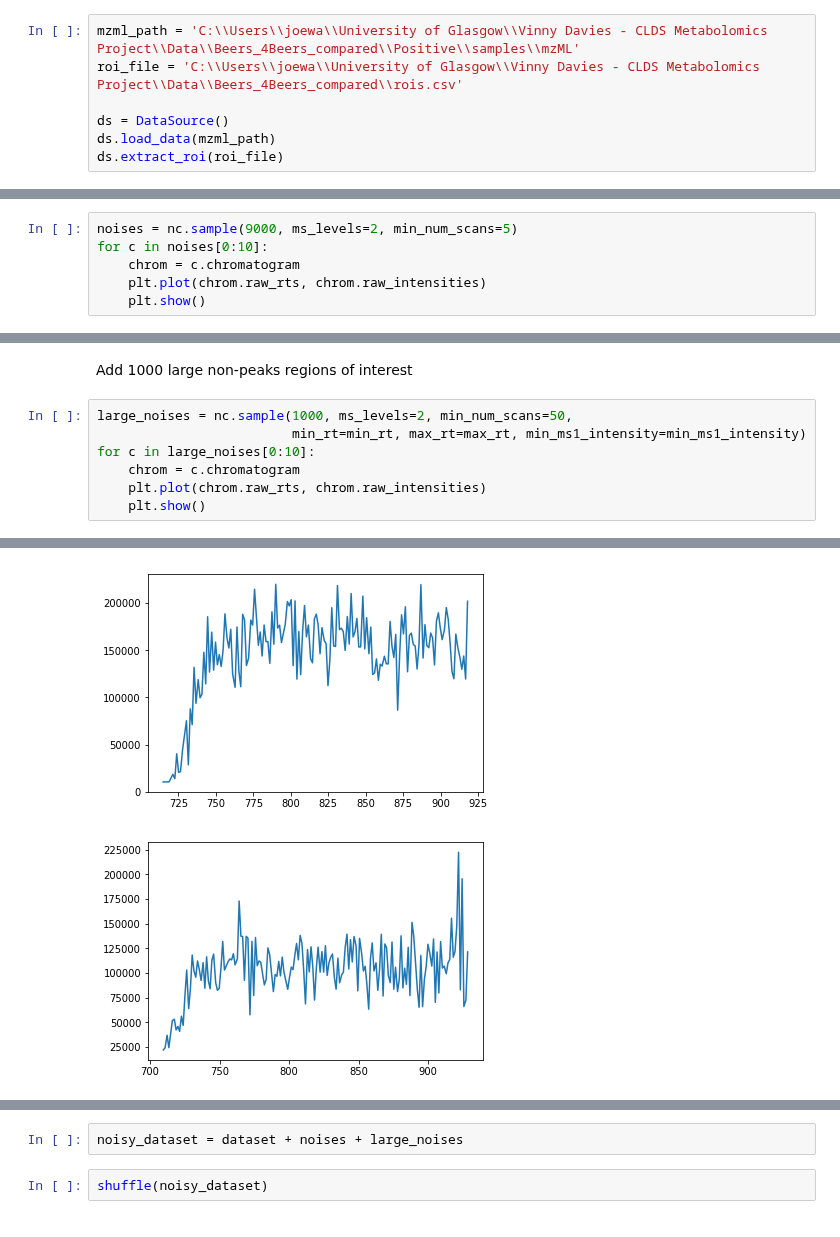
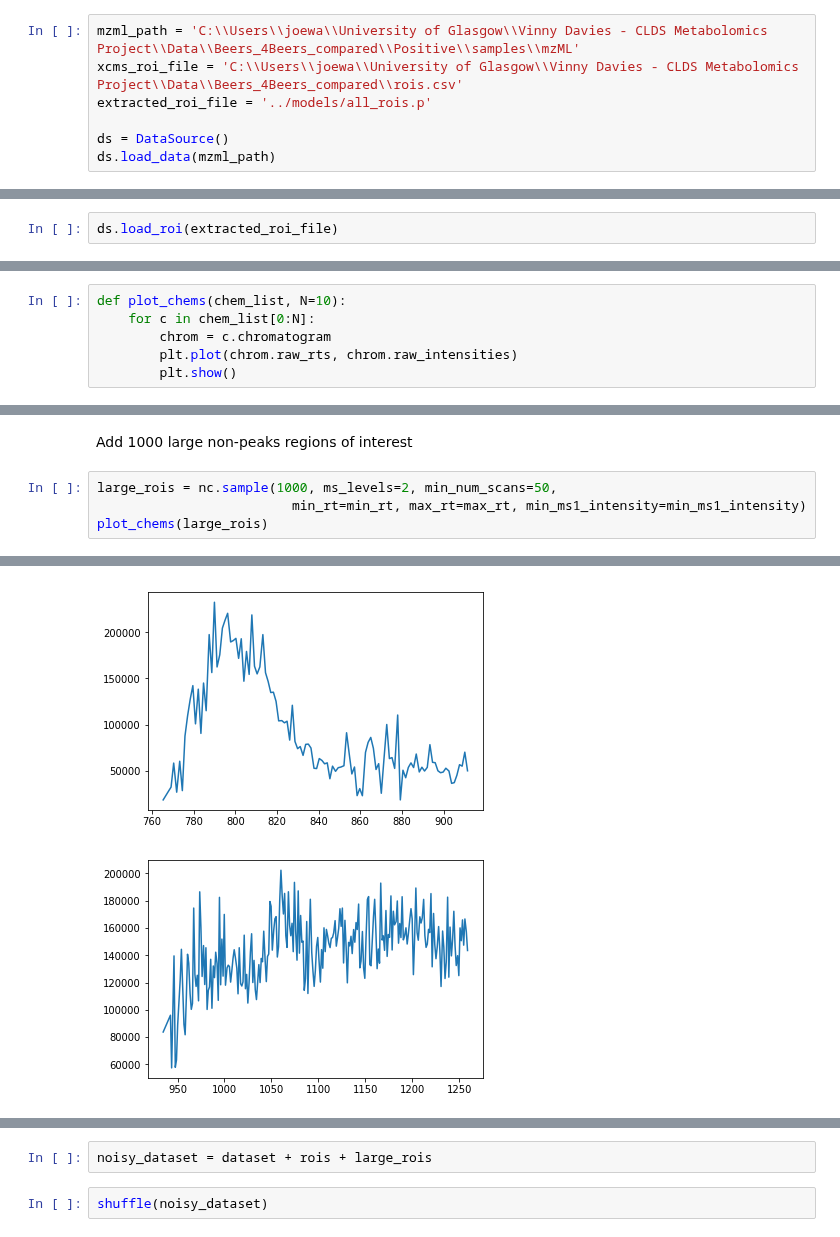
Before and after one commit to sdrogers/clms, a Jupyter notebook: Simulator/notebooks/top-N-experiments.ipynb, the cells around one changed output, grey strips where cells are left out. Saved outputs shown, nothing was run; the diff lists cells and outputs as text.

```diff
--- a/Simulator/notebooks/top-N-experiments.ipynb
+++ b/Simulator/notebooks/top-N-experiments.ipynb
@@ -69,11 +80,11 @@ len(dataset)
 Create region of interest objects
 # %%
 mzml_path = 'C:\\Users\\joewa\\University of Glasgow\\Vinny Davies - CLDS Metabolomics Project\\Data\\Beers_4Beers_compared\\Positive\\samples\\mzML'
-roi_file = 'C:\\Users\\joewa\\University of Glasgow\\Vinny Davies - CLDS Metabolomics Project\\Data\\Beers_4Beers_compared\\rois.csv'
+xcms_roi_file = 'C:\\Users\\joewa\\University of Glasgow\\Vinny Davies - CLDS Metabolomics Project\\Data\\Beers_4Beers_compared\\rois.csv'
+extracted_roi_file = '../models/all_rois.p'
 
 ds = DataSource()
 ds.load_data(mzml_path)
-ds.extract_roi(roi_file)
 # %% [output]
 INFO:DataGenerator:Loading Beer_1_full1.mzML
 INFO:DataGenerator:Loading Beer_1_full2.mzML
@@ -95,3 +122,5 @@ DEBUG:DataGenerator:  1100/  1112 processing spectrum <__main__.Spectrum object
+# %%
+ds.load_roi(extracted_roi_file)
 # %%
 filename = list(ds.all_rois.keys())[0]
 # %%
@@ -111,8 +138,8 @@ save_obj(nc, '../models/top_n_nc.p')
 # %% [markdown]
 Added 9000 small non-peaks regions of interests
 # %%
-noises = nc.sample(9000, ms_levels=2, min_num_scans=5)
-for c in noises[0:10]:
-    chrom = c.chromatogram
-    plt.plot(chrom.raw_rts, chrom.raw_intensities)
-    plt.show()
+def plot_chems(chem_list, N=10):
+    for c in chem_list[0:N]:
+        chrom = c.chromatogram
+        plt.plot(chrom.raw_rts, chrom.raw_intensities)
+        plt.show()
@@ -130,10 +160,7 @@ for c in noises[0:10]:
 # %% [markdown]
 Add 1000 large non-peaks regions of interest
 # %%
-large_noises = nc.sample(1000, ms_levels=2, min_num_scans=50,
+large_rois = nc.sample(1000, ms_levels=2, min_num_scans=50,
                          min_rt=min_rt, max_rt=max_rt, min_ms1_intensity=min_ms1_intensity)
-for c in large_noises[0:10]:
-    chrom = c.chromatogram
-    plt.plot(chrom.raw_rts, chrom.raw_intensities)
-    plt.show()
+plot_chems(large_rois)
 # %% [output]
@@ -145,2 +172,2 @@ for c in large_noises[0:10]:
-[figure, old version]
+[figure, new version]
-[figure, old version]
+[figure, new version]
@@ -150,5 +177,5 @@ for c in large_noises[0:10]:
 # %%
-noisy_dataset = dataset + noises + large_noises
+noisy_dataset = dataset + rois + large_rois
 # %%
 shuffle(noisy_dataset)
 # %%
```
Also changed, not shown: parts of 28 cells of this notebook, 3 other files.
